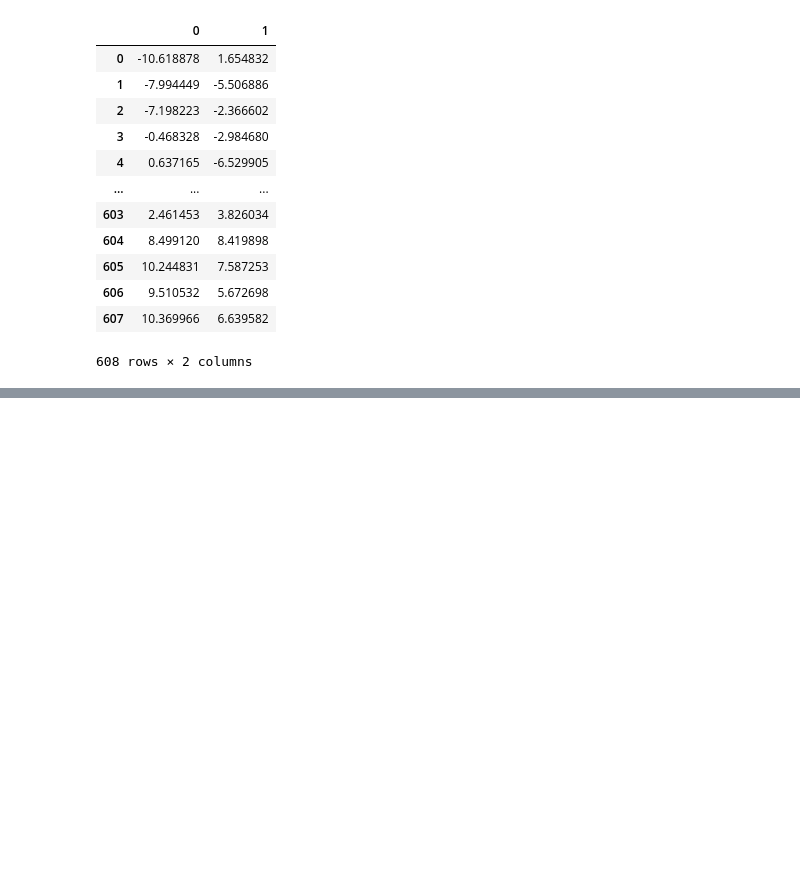
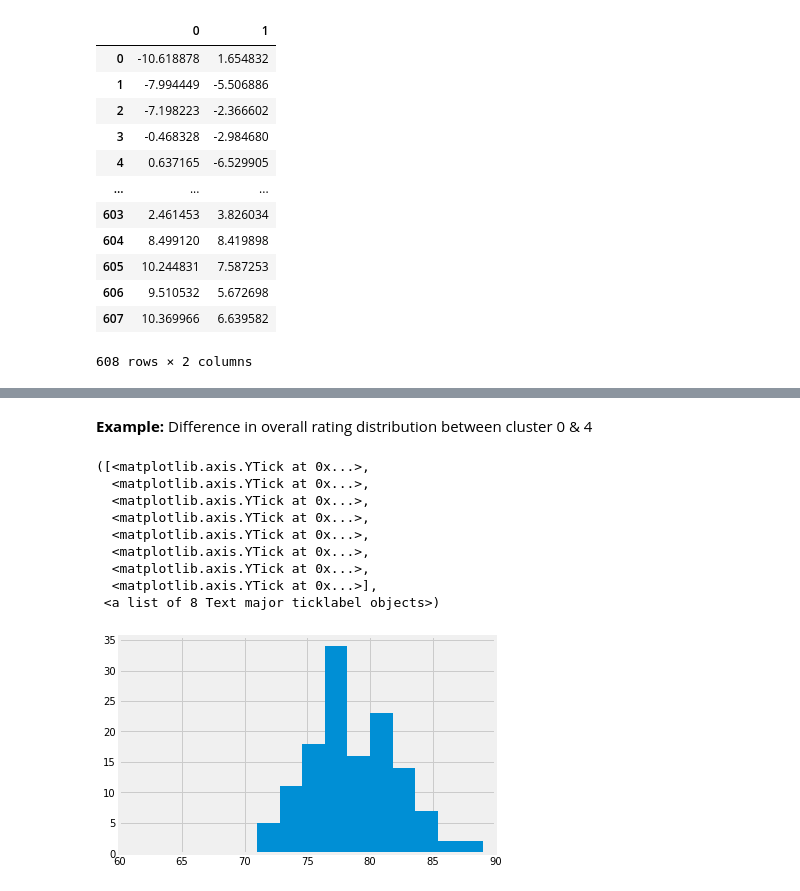
Before and after one commit to hanessteven/Hanes_Projects, a Jupyter notebook: FIFA_Unsupervised/Unsupervised.ipynb, the cells around one changed output, grey strips where cells are left out. Drawn from its saved outputs; the diff is of its cells as text; code cells hidden in the pictures; blank space fills up the shorter version.

```diff
--- a/FIFA_Unsupervised/Unsupervised.ipynb
+++ b/FIFA_Unsupervised/Unsupervised.ipynb
@@ -486 +561,19 @@ data[data['Cluster'] == 0].describe()
 8 rows × 79 columns
+# %% [markdown]
+**Example:**
+Difference in overall rating distribution between cluster 0 & 4
+# %%
+data[data['Cluster'] == 0]['overall'].hist()
+plt.xticks(np.arange(60, 95, 5))
+plt.yticks(np.arange(0, 40, 5))
+# %% [output]
+([<matplotlib.axis.YTick at 0x...>,
+  <matplotlib.axis.YTick at 0x...>,
+  <matplotlib.axis.YTick at 0x...>,
+  <matplotlib.axis.YTick at 0x...>,
+  <matplotlib.axis.YTick at 0x...>,
+  <matplotlib.axis.YTick at 0x...>,
+  <matplotlib.axis.YTick at 0x...>,
+  <matplotlib.axis.YTick at 0x...>],
+ <a list of 8 Text major ticklabel objects>)
+[figure, added]
```
Also changed, not shown: parts of 24 cells of this notebook.
